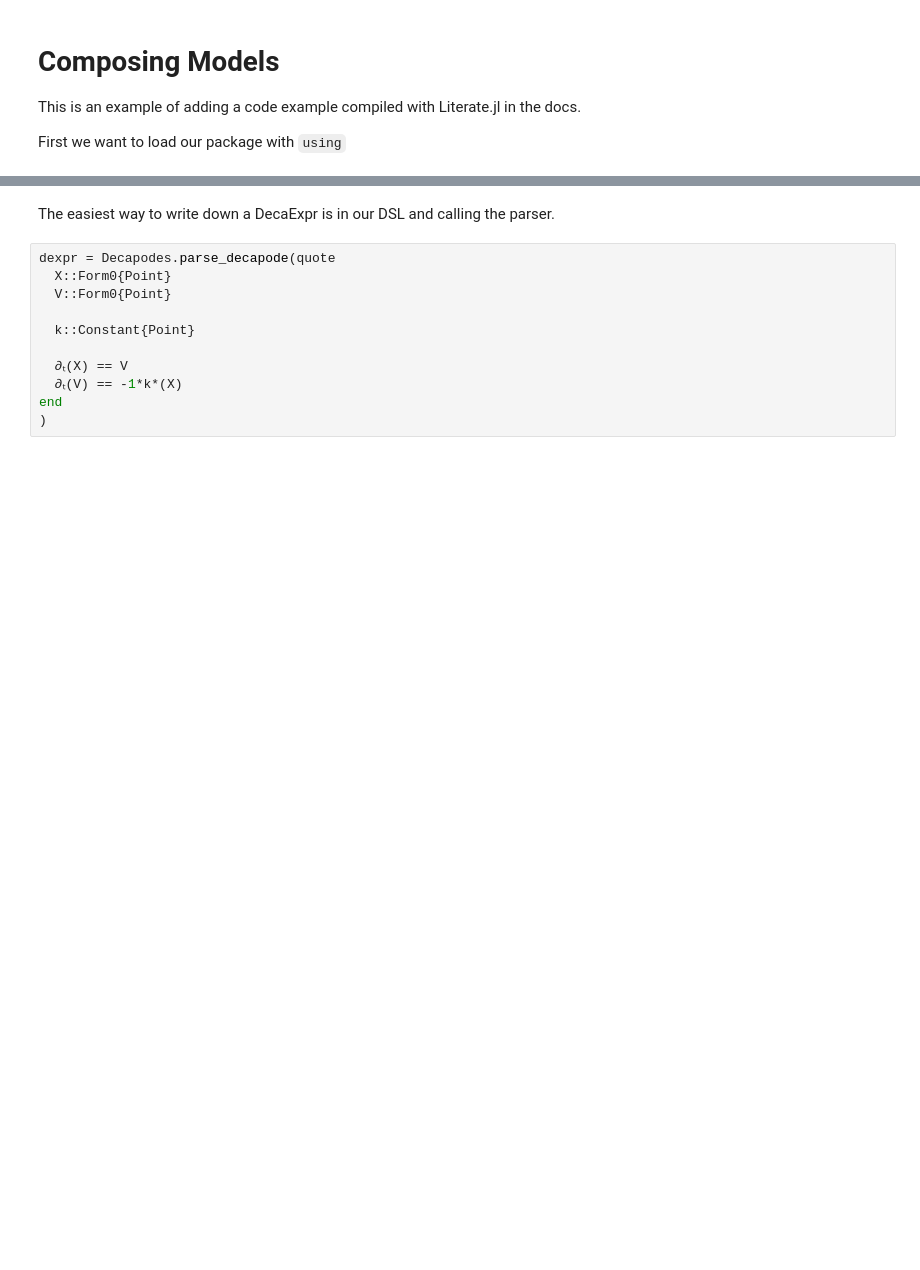
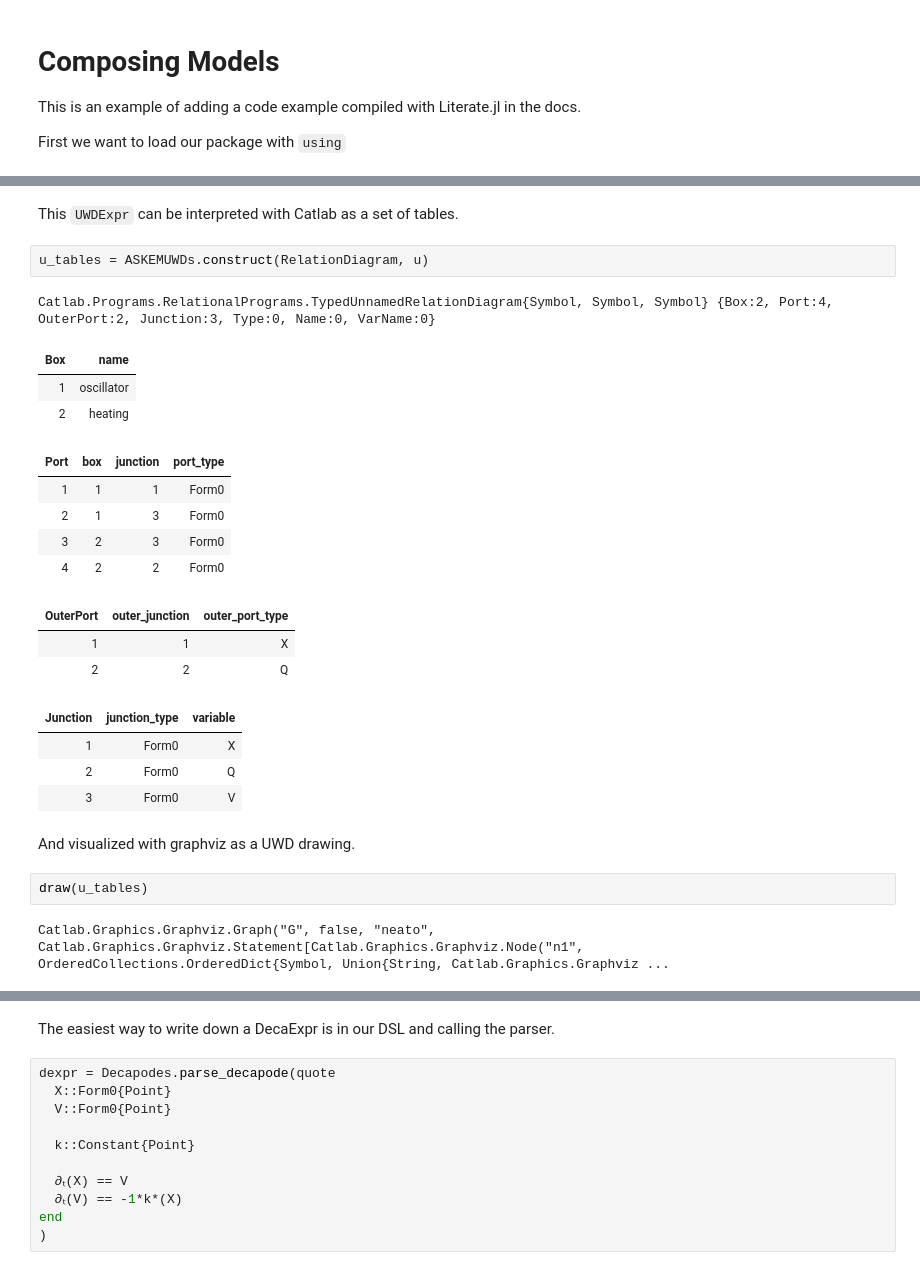
Before and after one commit to AlgebraicJulia/SyntacticModels.jl, a Jupyter notebook: dev/generated/literate_example.ipynb, the cells around one changed output, grey strips where cells are left out. Saved outputs shown, nothing was run; the diff lists cells and outputs as text; blank space fills up the shorter version.

```diff
--- a/dev/generated/literate_example.ipynb
+++ b/dev/generated/literate_example.ipynb
@@ -42,0 +53,27 @@ SyntacticModels.AMR.Header("harmonic_oscillator", "modelreps.io/DecaExpr", "A Si
+# %% [markdown]
+This `UWDExpr` can be interpreted with Catlab as a set of tables.
+# %%
+u_tables = ASKEMUWDs.construct(RelationDiagram, u)
+# %% [output]
+Catlab.Programs.RelationalPrograms.TypedUnnamedRelationDiagram{Symbol, Symbol, Symbol} {Box:2, Port:4, OuterPort:2, Junction:3, Type:0, Name:0, VarName:0}
+| Box | name |
+| 1 | oscillator |
+| 2 | heating |
+| Port | box | junction | port_type |
+| 1 | 1 | 1 | Form0 |
+| 2 | 1 | 3 | Form0 |
+| 3 | 2 | 3 | Form0 |
+| 4 | 2 | 2 | Form0 |
+| OuterPort | outer_junction | outer_port_type |
+| 1 | 1 | X |
+| 2 | 2 | Q |
+| Junction | junction_type | variable |
+| 1 | Form0 | X |
+| 2 | Form0 | Q |
+| 3 | Form0 | V |
+# %% [markdown]
+And visualized with graphviz as a UWD drawing.
+# %%
+draw(u_tables)
+# %% [output]
+Catlab.Graphics.Graphviz.Graph("G", false, "neato", Catlab.Graphics.Graphviz.Statement[Catlab.Graphics.Graphviz.Node("n1", OrderedCollections.OrderedDict{Symbol, Union{String, Catlab.Graphics.Graphviz ...
```
Also changed, not shown: parts of 26 cells of this notebook, 5 other files.
